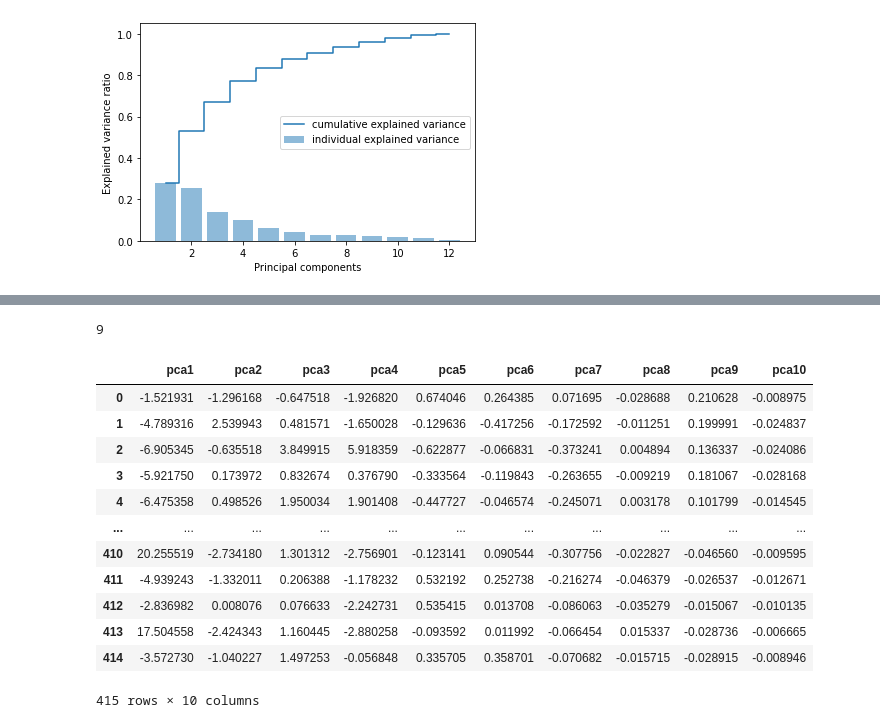
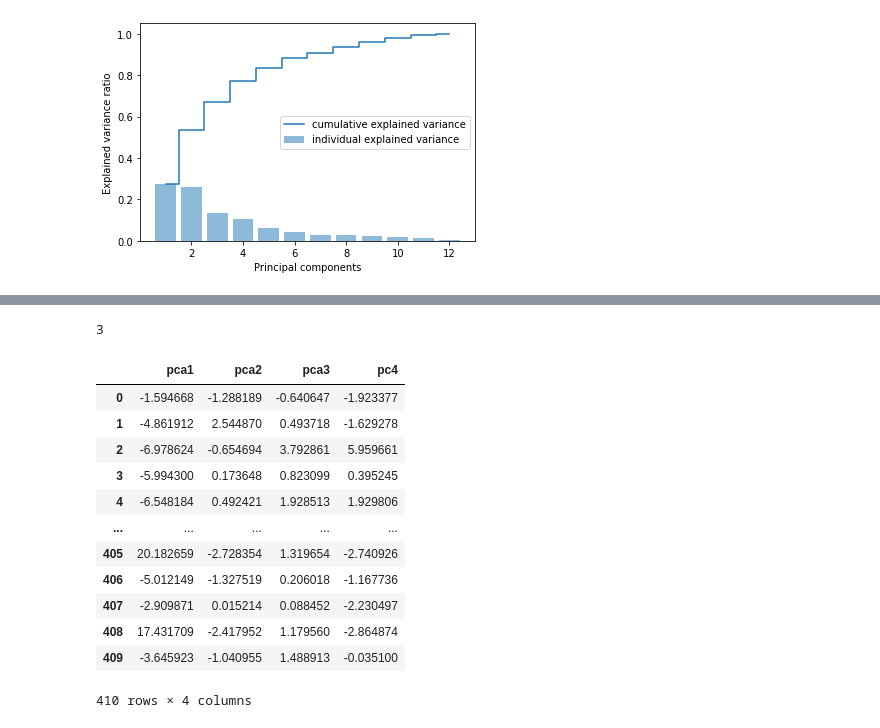
Before and after one commit to roxyconstantine-dev/Proyecto-Final-de-An-lisis-Datos, a Jupyter notebook: Borrador_Proyecto.ipynb, the cells around one changed output, grey strips where cells are left out. Drawn from its saved outputs; the diff is of its cells as text; code cells hidden in the pictures.

```diff
--- a/Borrador_Proyecto.ipynb
+++ b/Borrador_Proyecto.ipynb
@@ -49,9 +49,9 @@ from sklearn.datasets import make_moons
 from sklearn.model_selection import train_test_split
 
 import pandas as pd
-url="https://github.com/roxyconstantine-dev/Proyecto-Final-de-An-lisis-Datos/blob/main/ParaRosana.xlsx?raw=true"
+url="https://github.com/roxyconstantine-dev/Proyecto-Final-de-An-lisis-Datos/blob/main/train.xlsx?raw=true"
 datos=pd.read_excel(url)
-url1="https://github.com/roxyconstantine-dev/Proyecto-Final-de-An-lisis-Datos/blob/main/ParaRosanatest.xlsx?raw=true"
+url1="https://github.com/roxyconstantine-dev/Proyecto-Final-de-An-lisis-Datos/blob/main/test.xlsx?raw=true"
 test=pd.read_excel(url1)
 test
 # %% [output]
@@ -130,30 +134,30 @@ pca.explained_variance_ratio_.sum()
 # %%
-pca = PCA(n_components = 0.90)
+pca = PCA(n_components = 0.6)
 pca.fit(X_std)
 x_pca = pca.transform(X_std)
 pca.n_components_
 # %% [output]
-9
+3
 # %%
 from sklearn.decomposition import PCA
-pca = PCA(n_components = 10).fit(X)
+pca = PCA(n_components = 4).fit(X)
 principal_comps = pca.transform(X)
-pca_db = pd.DataFrame(data = principal_comps, columns=['pca1', 'pca2','pca3','pca4','pca5','pca6','pca7','pca8','pca9','pca10'])
+pca_db = pd.DataFrame(data = principal_comps, columns=['pca1', 'pca2','pca3','pc4'])
 pca_db
 # %% [output]
-|  | pca1 | pca2 | pca3 | pca4 | pca5 | pca6 | pca7 | pca8 | pca9 | pca10 |
-| 0 | -1.521931 | -1.296168 | -0.647518 | -1.926820 | 0.674046 | 0.264385 | 0.071695 | -0.028688 | 0.210628 | -0.008975 |
-| 1 | -4.789316 | 2.539943 | 0.481571 | -1.650028 | -0.129636 | -0.417256 | -0.172592 | -0.011251 | 0.199991 | -0.024837 |
-| 2 | -6.905345 | -0.635518 | 3.849915 | 5.918359 | -0.622877 | -0.066831 | -0.373241 | 0.004894 | 0.136337 | -0.024086 |
-| 3 | -5.921750 | 0.173972 | 0.832674 | 0.376790 | -0.333564 | -0.119843 | -0.263655 | -0.009219 | 0.181067 | -0.028168 |
-| 4 | -6.475358 | 0.498526 | 1.950034 | 1.901408 | -0.447727 | -0.046574 | -0.245071 | 0.003178 | 0.101799 | -0.014545 |
-| ... | ... | ... | ... | ... | ... | ... | ... | ... | ... | ... |
-| 410 | 20.255519 | -2.734180 | 1.301312 | -2.756901 | -0.123141 | 0.090544 | -0.307756 | -0.022827 | -0.046560 | -0.009595 |
-| 411 | -4.939243 | -1.332011 | 0.206388 | -1.178232 | 0.532192 | 0.252738 | -0.216274 | -0.046379 | -0.026537 | -0.012671 |
-| 412 | -2.836982 | 0.008076 | 0.076633 | -2.242731 | 0.535415 | 0.013708 | -0.086063 | -0.035279 | -0.015067 | -0.010135 |
-| 413 | 17.504558 | -2.424343 | 1.160445 | -2.880258 | -0.093592 | 0.011992 | -0.066454 | 0.015337 | -0.028736 | -0.006665 |
-| 414 | -3.572730 | -1.040227 | 1.497253 | -0.056848 | 0.335705 | 0.358701 | -0.070682 | -0.015715 | -0.028915 | -0.008946 |
+|  | pca1 | pca2 | pca3 | pc4 |
+| 0 | -1.594668 | -1.288189 | -0.640647 | -1.923377 |
+| 1 | -4.861912 | 2.544870 | 0.493718 | -1.629278 |
+| 2 | -6.978624 | -0.654694 | 3.792861 | 5.959661 |
+| 3 | -5.994300 | 0.173648 | 0.823099 | 0.395245 |
+| 4 | -6.548184 | 0.492421 | 1.928513 | 1.929806 |
+| ... | ... | ... | ... | ... |
+| 405 | 20.182659 | -2.728354 | 1.319654 | -2.740926 |
+| 406 | -5.012149 | -1.327519 | 0.206018 | -1.167736 |
+| 407 | -2.909871 | 0.015214 | 0.088452 | -2.230497 |
+| 408 | 17.431709 | -2.417952 | 1.179560 | -2.864874 |
+| 409 | -3.645923 | -1.040955 | 1.488913 | -0.035100 |
-415 rows × 10 columns
+410 rows × 4 columns
 # %%
 # Adicionemos ahora la columna con la clase correcta
 from sklearn.model_selection import train_test_split
```
Also changed, not shown: parts of 12 cells of this notebook.
